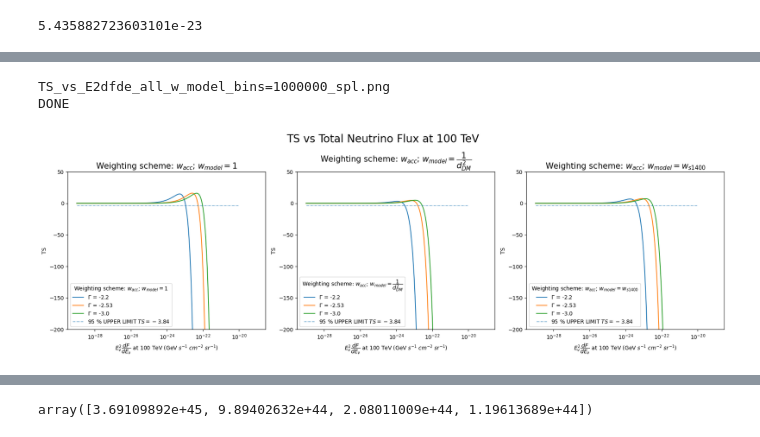
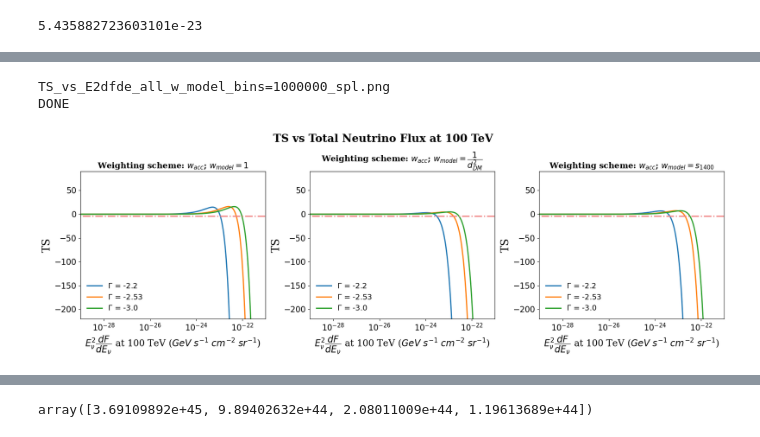
Before and after one commit to DarkWake9/IceCube-Package, a Jupyter notebook: package/double_integral.ipynb, the cells around one changed output, grey strips where cells are left out. Drawn from its saved outputs; the diff is of its cells as text; code cells hidden in the pictures.

Commit message:
17052023 - 20.20 - UPDATE: TASK 4M: UPDATED PLOT DESIGN AMBIGOUS NS_HAT VALUES

```diff
--- a/package/double_integral.ipynb
+++ b/package/double_integral.ipynb
@@ -552,58 +532,70 @@ np.shape(all_e_UL)
+# %%
+e2dfde = all_e_UL[1]
 # %%
-plt.style.use('default')
+# plt.style.use('default')
+font = {'family': 'serif',
+        'weight': 'bold',
+        'size': 22,
+        'color':  'black',
+        }
+smallerfont = {'family': 'serif',
+        'color':  'black',
+        'weight': 'bold',
+        'size': 15,
+        }
+
+axesfont = {'family': 'serif',
+        'color':  'black',
+        # 'weight': 'bold',
+        'size': 17,
+        }
+
 fig, axs = plt.subplots(1,3, figsize=(18, 6))
 
 for gamma in [ 1, 2, 3]:#range(4):
     # axs[0,0].plot(e2dfde[gamma]/1e9, all_TSS[0][gamma], label='$\Gamma$ = ' + str(gamma_arr[gamma]))    #in GeV
+    for i in range(3):
+        axs[i].plot(e2dfde[gamma]/1e9, all_TSS[i+1][gamma], label='$\Gamma$ = ' + str(gamma_arr[gamma]), lw=2.2)# + ' with wt')    #in GeV
 
-    axs[0].plot(e2dfde[gamma]/1e9, all_TSS[1][gamma], label='$\Gamma$ = ' + str(gamma_arr[gamma]))# + ' with wt')    #in GeV
+    # axs[1].plot(e2dfde[gamma]/1e9, all_TSS[2][gamma], label='$\Gamma$ = ' + str(gamma_arr[gamma]))# + ' with wt and dist')    #in GeV
 
-    axs[1].plot(e2dfde[gamma]/1e9, all_TSS[2][gamma], label='$\Gamma$ = ' + str(gamma_arr[gamma]))# + ' with wt and dist')    #in GeV
+    # axs[2].plot(e2dfde[gamma]/1e9, all_TSS[3][gamma], label='$\Gamma$ = ' + str(gamma_arr[gamma]))# + ' with wt and s1400')    #in GeV
 
-    axs[2].plot(e2dfde[gamma]/1e9, all_TSS[3][gamma], label='$\Gamma$ = ' + str(gamma_arr[gamma]))# + ' with wt and s1400')    #in GeV
-
-axs[0].set_title('Weighting scheme: $w_{acc}$; $w_{model} = 1$', fontsize=15)
-axs[1].set_title('Weighting scheme: $w_{acc}$; $w_{model} = \dfrac{1}{d_{DM}^2}$' , fontsize=15)
-axs[2].set_title('Weighting scheme: $w_{acc}$; $w_{model} = w_{s1400}$', fontsize=15)
+axs[0].set_title('Weighting scheme: $w_{acc}$; $w_{model} = 1$', fontdict=smallerfont)
+axs[1].set_title('Weighting scheme: $w_{acc}$; $w_{model} = \dfrac{1}{d_{DM}^2}$' , fontdict=smallerfont)
+axs[2].set_title('Weighting scheme: $w_{acc}$; $w_{model} = s_{1400}$', fontdict=smallerfont)
 
 
 
 
-axs[0].hlines(-3.84, 1e-29, 1e-20, linestyles='dashed', lw=0.7, ls='-.', label='95 % UPPER LIMIT $TS = -3.84$')
-axs[1].hlines(-3.84, 1e-29, 1e-20, linestyles='dashed', lw=0.7, ls='-.', label='95 % UPPER LIMIT $TS = -3.84$')
-axs[2].hlines(-3.84, 1e-29, 1e-20, linestyles='dashed', lw=0.7, ls='-.', label='95 % UPPER LIMIT $TS = -3.84$')
 
-axs[0].legend(title = 'Weighting scheme: $w_{acc}$; $w_{model} = 1$')
-axs[0].set_xscale('log')
-axs[0].set_xlabel('$E^2_{\u03BD} \dfrac{dF}{dE_{\u03BD}}$ at 100 TeV (GeV $s^{-1}$ $cm^{-2}$ $sr^{-1}$)')
-axs[0].set_ylabel('TS')
-# axs[0].set_title('TS vs $E^2_{\u03BD} \dfrac{dF}{dE_{\u03BD}}$')
-axs[0].set_ylim(-200, 50)
-# axs[0].set_xlim(5e-20, 1e-13)
+# axs[1].hlines(-3.84, 1e-30, 1e-20, linestyles='dashed', lw=0.7, ls='-.', label='95 % UPPER LIMIT $TS = -3.84$')
+# axs[2].hlines(-3.84, 1e-30, 1e-20, linestyles='dashed', lw=0.7, ls='-.', label='95 % UPPER LIMIT $TS = -3.84$')
 
-axs[1].legend(title = 'Weighting scheme: $w_{acc}$; $w_{model} =\dfrac{1}{d_{DM}^2}$')
-axs[1].set_xscale('log')
-axs[1].set_xlabel('$E^2_{\u03BD} \dfrac{dF}{dE_{\u03BD}}$ at 100 TeV (GeV $s^{-1}$ $cm^{-2}$ $sr^{-1}$)')
-axs[1].set_ylabel('TS')
-# axs[1].set_title('TS vs $E^2_{\u03BD} \dfrac{dF}{dE_{\u03BD}}$')
-axs[1].set_ylim(-200, 50)
-# axs[1].set_xlim(5e-20, 1e-13)
+# axs[0].legend(prop={'size':14},title = 'Weighting scheme: $w_{acc}$; $w_{model} = 1$', framealpha=0)
+# axs[1].legend(title = 'Weighting scheme: $w_{acc}$; $w_{model} =\dfrac{1}{d_{DM}^2}$', framealpha=0)
+# axs[2].legend(title = 'Weighting scheme: $w_{acc}$; $w_{model} = s_{1400}$', framealpha=0)
 
-axs[2].legend(title = 'Weighting scheme: $w_{acc}$; $w_{model} = w_{s1400}$')
-axs[2].set_xscale('log')
-axs[2].set_xlabel('$E^2_{\u03BD} \dfrac{dF}{dE_{\u03BD}}$ at 100 TeV (GeV $s^{-1}$ $cm^{-2}$ $sr^{-1}$)')
-axs[2].set_ylabel('TS')
-# axs[2].set_title('TS vs $E^2_{\u03BD} \dfrac{dF}{dE_{\u03BD}}$')
-axs[2].set_ylim(-200, 50)
-# axs[2].set_xlim(5e-20, 1e-13)
+for i in range(3):
 
-plt.suptitle('TS vs Total Neutrino Flux at 100 TeV', fontsize=20)
+    axs[i].legend(prop={'size':14}, framealpha=0, loc='lower left')
+    axs[i].hlines(-3.84, 1e-30, 1e-20, linestyles='dashed', lw=2.2, ls='-.', label='95 % UPPER LIMIT $TS = -3.84$', color='lightcoral')
+    axs[i].set_xscale('log')
+    axs[i].set_xlabel('$E^2_{\u03BD} \dfrac{dF}{dE_{\u03BD}}$ at 100 TeV ($GeV$ $s^{-1}$ $cm^{-2}$ $sr^{-1}$)', fontdict=axesfont)
+    axs[i].set_ylabel('TS', fontdict=axesfont, fontsize=20)
+    axs[i].xaxis.set_tick_params(labelsize=15)
+    axs[i].yaxis.set_tick_params(labelsize=15)
+
+    axs[i].set_ylim(-220, 90)
+    axs[i].set_xlim(0.95e-29, 1e-21)
+
+plt.suptitle('TS vs Total Neutrino Flux at 100 TeV', fontweight='bold', fontsize=20, fontfamily='serif')
 
 plt.tight_layout()
 plt.savefig(f'outputs/TS_vs_E2dfde_all_w_model_bins={len(enus)}_spl.png')
 # plt.show()
 print(f'\nTS_vs_E2dfde_all_w_model_bins={len(enus)}_spl.png\nDONE')
 # %% [output]
 TS_vs_E2dfde_all_w_model_bins=1000000_spl.png
 DONE
-[figure, old version]
+[figure, new version]
```
Also changed, not shown: parts of 11 cells of this notebook, 4 other files.
